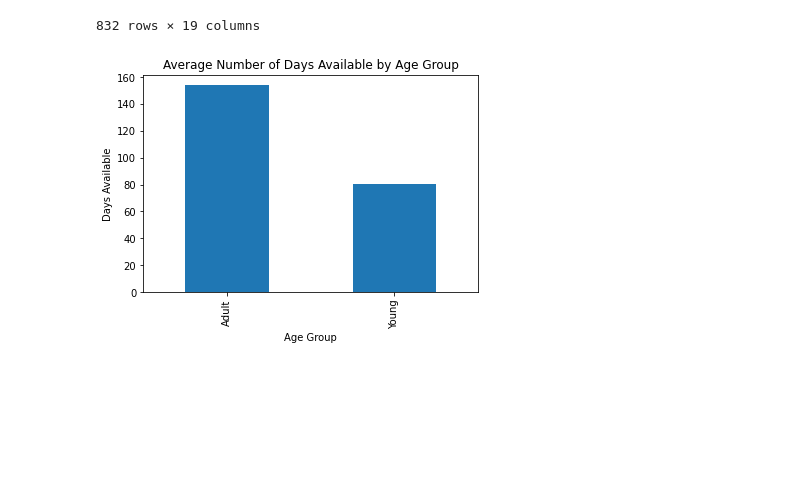
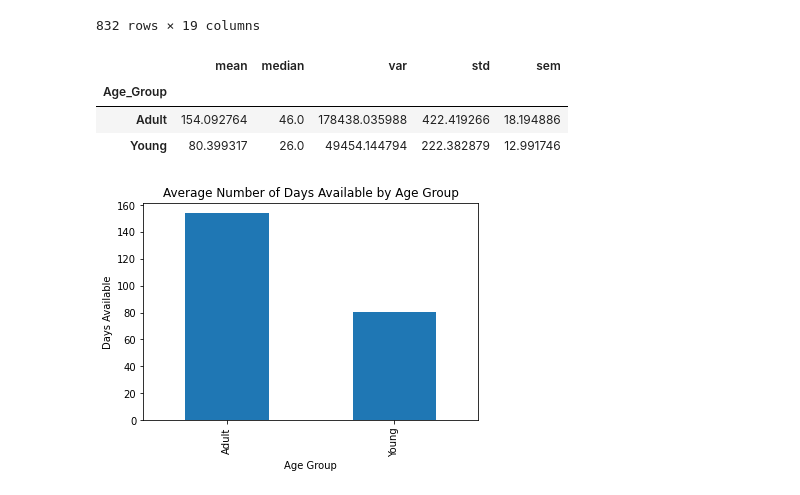
Before and after one commit to VTNoble/P1G3, a Jupyter notebook: data_analysis/dog_analysis.ipynb, the cells around one changed output. Drawn from its saved outputs; the diff is of its cells as text; code cells hidden in the pictures; blank space fills up the shorter version.

```diff
--- a/data_analysis/dog_analysis.ipynb
+++ b/data_analysis/dog_analysis.ipynb
@@ -323,6 +364,15 @@ dogs_df_age
 | 830 | 55304095 | Lana | adoptable | 2022-04-14 | GA862 | Athens | GA | Mixed Breed | Adult | Female | ... |
 | 831 | 54459136 | Mitch (Run 40) | adoptable | 2022-01-31 | GA733 | Columbus | GA | Mixed Breed | Adult | Male | ... |
 832 rows × 19 columns
+# %%
+#Using the aggregation method, look at average with new grouping
+new_stats_age = dogs_df_age.groupby(['Age_Group'])['Days Available'].agg(['mean', 'median', 'var', 'std','sem'])
+new_stats_age
+# %% [output]
+|  | mean | median | var | std | sem |
+| Age_Group |  |  |  |  |  |
+| Adult | 154.092764 | 46.0 | 178438.035988 | 422.419266 | 18.194886 |
+| Young | 80.399317 | 26.0 | 49454.144794 | 222.382879 | 12.991746 |
 # %%
 #Generate a bar plot showing the days vs avg size
 total_days_age = dogs_df_age.groupby(['Age_Group'])['Days Available'].mean()
```
Also changed, not shown: parts of 11 cells of this notebook.
